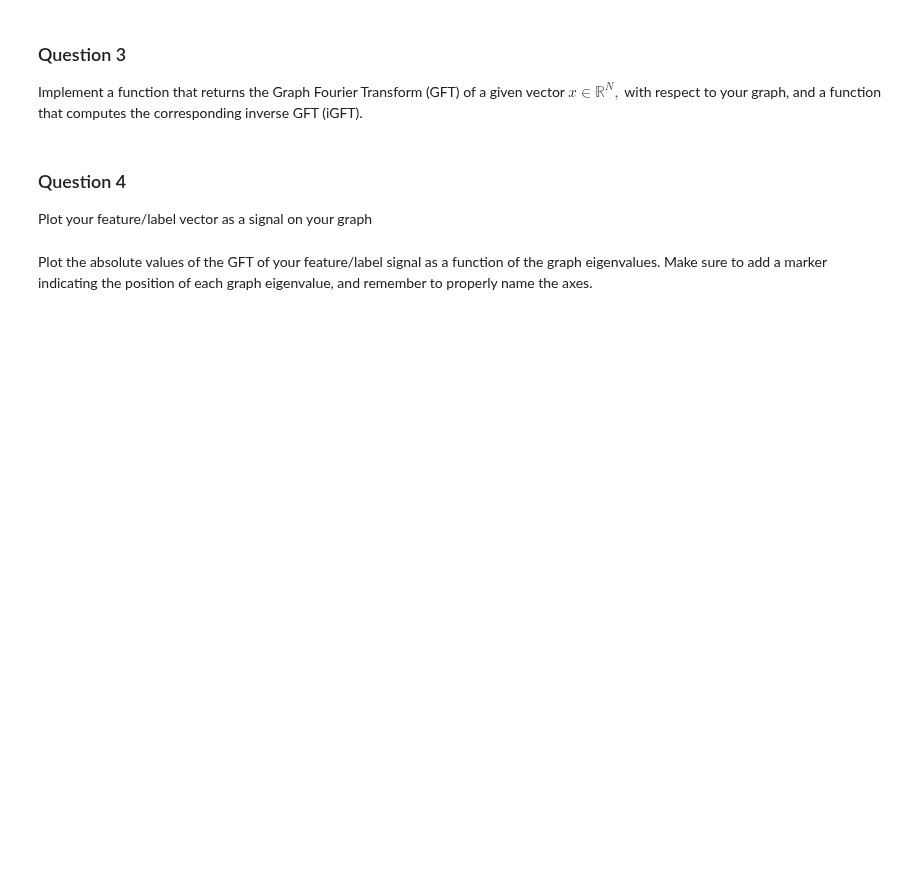
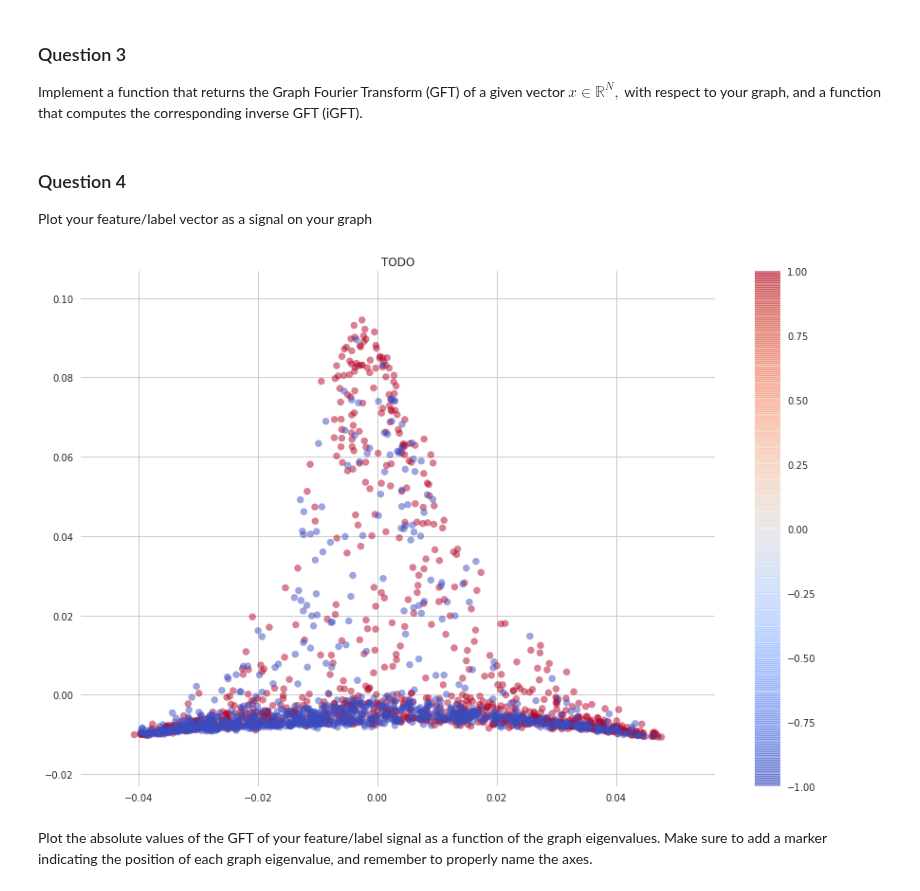
Before and after one commit to TTimTT/NTDS_Project, a Jupyter notebook: milestone_4/Tim_graph_signal_processing.ipynb, the cells around one changed output. Drawn from its saved outputs; the diff is of its cells as text; code cells hidden in the pictures; blank space fills up the shorter version.

```diff
--- a/milestone_4/Tim_graph_signal_processing.ipynb
+++ b/milestone_4/Tim_graph_signal_processing.ipynb
@@ -158,2 +165,11 @@ Plot your feature/label vector as a signal on your graph
+# %%
+plt.figure(figsize=(15, 10))
+
+plt.scatter(U[:, 1], U[:, 2], c=labels, alpha=0.5, cmap='coolwarm')
+plt.title('TODO')
+plt.colorbar()
+plt.show()
+# %% [output]
+[figure, added]
 # %% [markdown]
 Plot the absolute values of the GFT of your feature/label signal as a function of the graph eigenvalues. Make sure to add a marker indicating the position of each graph eigenvalue, and remember to properly name the axes.
```
Also changed, not shown: parts of 22 cells of this notebook.
